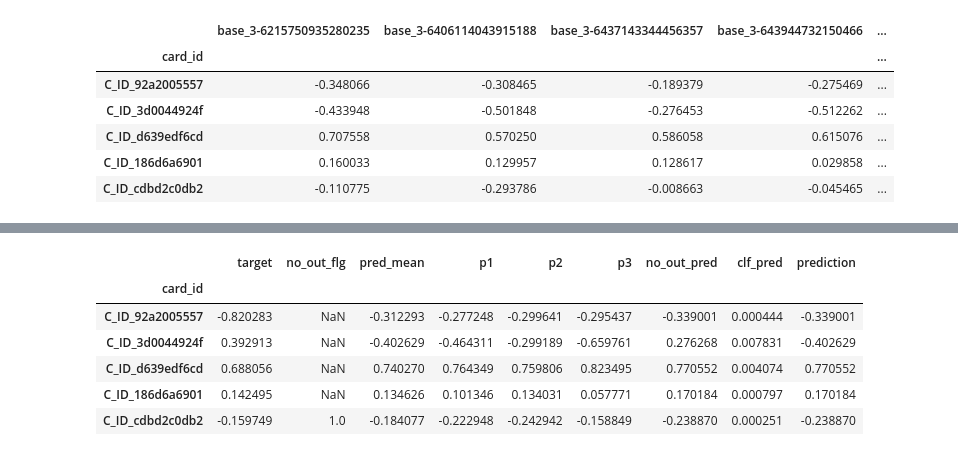
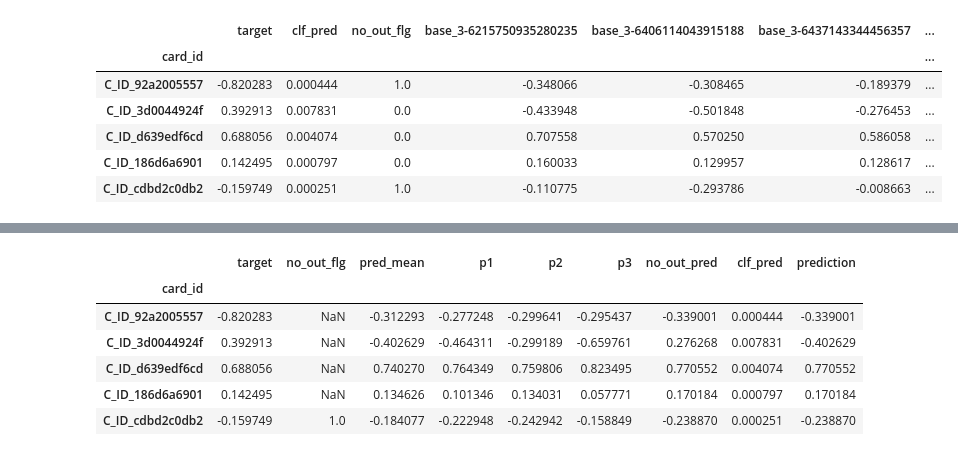
Before and after one commit to Chestnut1999/Elo-Recommendation-23place, a Jupyter notebook: jpy/225_elo_blender_exp.ipynb, the cells around one changed output, grey strips where cells are left out. Drawn from its saved outputs; the diff is of its cells as text; code cells hidden in the pictures.

```diff
--- a/jpy/225_elo_blender_exp.ipynb
+++ b/jpy/225_elo_blender_exp.ipynb
@@ -99,49 +31,95 @@ for p_1, p_2 in combi_path:
 # %%
 # Data Load
-# Model Load
-base = utils.read_df_pkl('../input/base_term*')[[key, target]].set_index(key)
+is_clf_out = [True, False][1]
+is_no_out_flg = [True, False][1]
+is_rm_out = [True, False][1]
+#========================================================================
+# Base Model Load
+base = utils.read_df_pkl('../input/base_no_out_clf.gz').set_index(key)
 ens_list = glob.glob('../ensemble/*.gz')
+# ens_list = ['../ensemble/0206_125_stack_lgb_lr0.01_235feats_10seed_70leaves_iter1164_OUT29.8269_CV3-6215750935280235_LB.gz']
 for path in ens_list:
     try:
         cv = re.search(r'CV([^/.]*)_LB.gz', path).group(1)
     except AttributeError:
-        cv = re.search(r'CV([^/.]*).gz', path).group(1)
+        cv = re.search(r'CV([^/.]*).gz', path.replace('.', '-')).group(1)
 
     try:
         blend = utils.read_df_pkl(path).set_index(key)['pred_mean']
     except KeyError:
         blend = utils.read_df_pkl(path).set_index(key)['prediction']
     base[f'base_{cv}'] = blend
 #========================================================================
 
-out_list = glob.glob('../out_ensemble/*.gz')
-out_list = ['../out_ensemble/0208_215_stack_lgb_lr0.01_236feats_10seed_70leaves_iter1908_OUT0_CV8-413966707443706_LB.gz']
-for path in out_list:
-    cv = re.search(r'CV([^/.]*)_LB.gz', path).group(1)
-    blend = utils.read_pkl_gzip(path).set_index(key)['pred_mean']
-    base[f"out_{cv}"] = blend
+#========================================================================
+# Clf Out Model
+if is_clf_out:
+    out_list = glob.glob('../clf_min_thres_ensemble/*.gz')
+    out_list = ['../clf_min_thres_ensemble/0212_005_clf_out_lgb_out_partclf_out_row167982_lr0.01_235feats_10seed_57leaves_iter1062_OUT0_CV2-1684031012798815_LB.gz', '../clf_min_thres_ensemble/0211_144_elo_NN_stack_E1_row167982_235feat_const2_lr0.001_batch128_epoch30_CV2.1341374191726357.gz']
+    for path in out_list:
+        cv = re.search(r'CV([^/.]*).gz', path.replace('.', '-')).group(1)
+        try:
+            blend = utils.read_pkl_gzip(path).set_index(key)['pred_mean']
+        except KeyError:
+            blend = utils.read_pkl_gzip(path).set_index(key)['prediction']
+        base[f"clf_out_{cv}"] = blend
+    out_cols = [col for col in base.columns if col.count('clf_out_2')]
+#========================================================================
+
+#========================================================================
+# No Out Flg Model
+if is_no_out_flg:
+    no_out_flg_list = glob.glob('../no_out_flg_ensemble/*.gz')
+    no_out_flg_list = ['../no_out_flg_ensemble/0212_010_no_out_flg_lgb_out_partno_out_flg_row40858_lr0.01_235feats_10seed_57leaves_iter784_OUT0_CV1-4795858837810465_LB.gz']
+
+    for path in no_out_flg_list:
+        cv = re.search(r'CV([^/.]*).gz', path.replace('.', '-')).group(1)
+        try:
+            blend = utils.read_pkl_gzip(path).set_index(key)['pred_mean']
+        except KeyError:
+            blend = utils.read_pkl_gzip(path).set_index(key)['prediction']
+        base[f"no_out_flg_{cv}"] = blend
+    no_out_cols = [col for col in base.columns if col.count('no_out_flg_1')]
+#========================================================================
+
+#========================================================================
+# No Out Model
+if is_rm_out:
+    no_out_list = ['../stack/0211_204_stack_lgb_lr0.01_235feats_10seed_57leaves_iter2187_OUT0_CV1-5498166091482177_LB.gz']
+
+    for path in no_out_list:
+        cv = re.search(r'CV([^/.]*).gz', path.replace('.', '-')).group(1)
+        try:
+            blend = utils.read_pkl_gzip(path).set_index(key)['pred_mean']
+        except KeyError:
+            blend = utils.read_pkl_gzip(path).set_index(key)['prediction']
+        base[f"rm_out_{cv}"] = blend
+#========================================================================
+
 
 #========================================================================
 # Classifier
 clf = utils.read_pkl_gzip('../stack/0207_224_outlier_classify_9seed_lgb_binary_CV0-9099420278047783_235features.gz')[[key, 'pred_mean']].set_index(key)
 clf_2 = utils.read_pkl_gzip('../stack/0207_212_outlier_classify_9seed_lgb_binary_CV0-9084737642836664_235features.gz')[[key, 'pred_mean']].set_index(key)
 clf['pred_mean_2'] = clf_2['pred_mean']
 clf['clf_pred'] =  clf['pred_mean'].values*0.9 + clf['pred_mean_2'].values*0.1
 # clf['clf_pred'] =  clf['pred_mean']
 #========================================================================
 
+#========================================================================
 # Indexをそろえる
 base['clf_pred'] = clf['clf_pred']
-base_cols = [col for col in base.columns if col.count('base_')]
-out_cols = [col for col in base.columns if col.count('out_')]
+base_cols = [col for col in base.columns if col.count('base_3')]
 base_cols = sorted(base_cols)
-base = base[base_cols + [target, 'clf_pred'] + out_cols]
+# base = base[[target, 'clf_pred', 'no_out_flg'] + base_cols + out_cols + no_out_cols]
+base = base[[target, 'clf_pred', 'no_out_flg'] + base_cols]
 base.head()
+#========================================================================
 # %% [output]
-|  | base_3-6215750935280235 | base_3-6406114043915188 | base_3-6437143344456357 | base_3-643944732150466 | ... |
-| card_id |  |  |  |  | ... |
-| C_ID_92a2005557 | -0.348066 | -0.308465 | -0.189379 | -0.275469 | ... |
-| C_ID_3d0044924f | -0.433948 | -0.501848 | -0.276453 | -0.512262 | ... |
-| C_ID_d639edf6cd | 0.707558 | 0.570250 | 0.586058 | 0.615076 | ... |
-| C_ID_186d6a6901 | 0.160033 | 0.129957 | 0.128617 | 0.029858 | ... |
-| C_ID_cdbd2c0db2 | -0.110775 | -0.293786 | -0.008663 | -0.045465 | ... |
+|  | target | clf_pred | no_out_flg | base_3-6215750935280235 | base_3-6406114043915188 | base_3-6437143344456357 | ... |
+| card_id |  |  |  |  |  |  | ... |
+| C_ID_92a2005557 | -0.820283 | 0.000444 | 1.0 | -0.348066 | -0.308465 | -0.189379 | ... |
+| C_ID_3d0044924f | 0.392913 | 0.007831 | 0.0 | -0.433948 | -0.501848 | -0.276453 | ... |
+| C_ID_d639edf6cd | 0.688056 | 0.004074 | 0.0 | 0.707558 | 0.570250 | 0.586058 | ... |
+| C_ID_186d6a6901 | 0.142495 | 0.000797 | 0.0 | 0.160033 | 0.129957 | 0.128617 | ... |
+| C_ID_cdbd2c0db2 | -0.159749 | 0.000251 | 1.0 | -0.110775 | -0.293786 | -0.008663 | ... |
```
Also changed, not shown: parts of 11 cells of this notebook, 7 other files.
